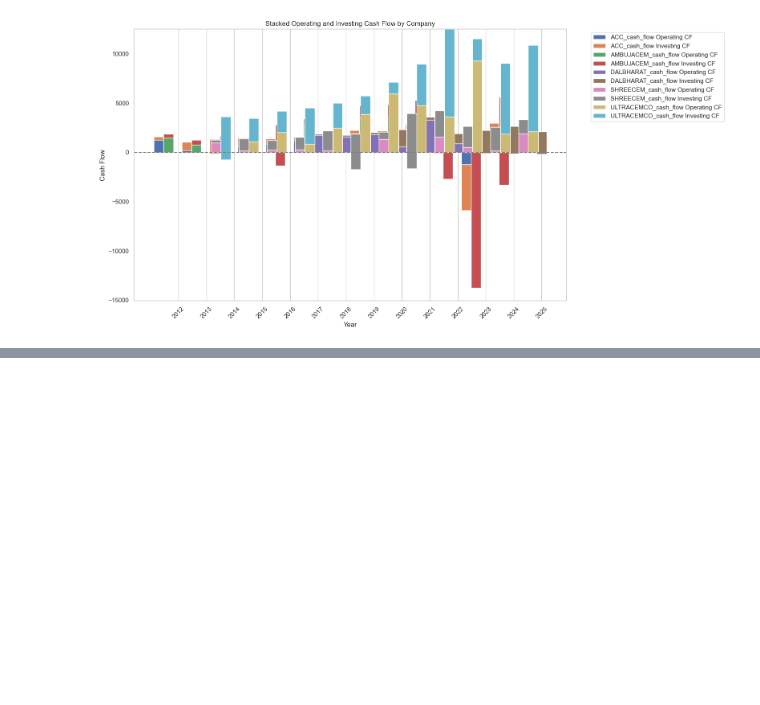
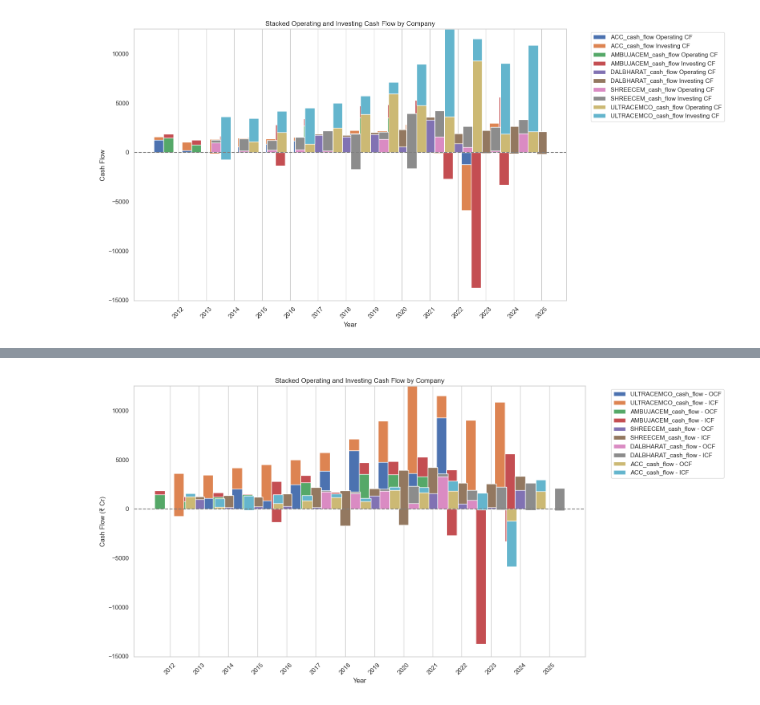
Before and after one commit to karankrish/Riskify, a Jupyter notebook: notebooks/Preprocessing/CashFlow.ipynb, the cells around one changed output, grey strips where cells are left out. Saved outputs shown, nothing was run; the diff lists cells and outputs as text; code cells hidden in the pictures; blank space fills up the shorter version.

```diff
--- a/notebooks/Preprocessing/CashFlow.ipynb
+++ b/notebooks/Preprocessing/CashFlow.ipynb
@@ -539,0 +1006,82 @@ plt.show()
+# %%
+import os
+import pandas as pd
+import matplotlib.pyplot as plt
+import numpy as np
+
+# --- Step 1: Get user input ---
+file_path = input("📂 Enter the Excel file path: ").strip()
+while not os.path.isfile(file_path):
+    print("❌ File not found. Please re-enter.")
+    file_path = input("📂 Enter the Excel file path: ").strip()
+
+sheet_name = input("🗂️ Enter sheet name (default: first sheet): ").strip() or None
+ocf_label = input("💰 Enter label for Operating Cash Flow (default: 'Cash from Operating Activity'): ").strip() or 'Cash from Operating Activity'
+icf_label = input("🏗️ Enter label for Investing Cash Flow (default: 'Cash from Investing Activity'): ").strip() or 'Cash from Investing Activity'
+
+# --- Step 2: Load data ---
+print("⏳ Loading data...")
+df = pd.read_excel(file_path, sheet_name=sheet_name)
+df.columns = [str(col).strip() for col in df.columns]
+df['Company'] = df['Company'].str.strip()
+
+# --- Step 3: Filter and prepare data ---
+def prepare_df(data, label):
+    subset = data[data['Financial_Metric'] == label].copy()
+    subset = subset.set_index('Company').drop(columns='Financial_Metric')
+    year_cols = [col for col in subset.columns if str(col).isdigit()]
+    subset = subset[year_cols].transpose()
+    subset.index = subset.index.astype(int)
+    return subset
+
+ocf_df = prepare_df(df, ocf_label)
+icf_df = prepare_df(df, icf_label)
+
+# --- Step 4: Align common years and companies ---
+common_years = sorted(set(ocf_df.index) & set(icf_df.index))
+common_companies = sorted(set(ocf_df.columns) & set(icf_df.columns))
+ocf_df = ocf_df.loc[common_years, common_companies]
+icf_df = icf_df.loc[common_years, common_companies]
+
+# --- Step 5: Optional filter by top N companies ---
+try:
+    top_n = int(input("🔢 Enter number of top companies to plot (or press Enter to include all): ") or 0)
+except ValueError:
+    top_n = 0
+
+if top_n > 0:
+    avg_ocf = ocf_df.mean().sort_values(ascending=False)
+    top_companies = avg_ocf.head(top_n).index
+    ocf_df = ocf_df[top_companies]
+    icf_df = icf_df[top_companies]
+    common_companies = top_companies
+
+# --- Step 6: Plotting ---
+fig, ax = plt.subplots(figsize=(16, 8))
+bar_width = 0.35
+x = np.arange(len(common_years))
+n_companies = len(common_companies)
+total_width = n_companies * bar_width
+
+for i, company in enumerate(common_companies):
+    pos = x - total_width / 2 + i * bar_width + bar_width / 2
+    ax.bar(pos, ocf_df[company], width=bar_width, label=f'{company} - OCF')
+    ax.bar(pos, icf_df[company], width=bar_width, bottom=ocf_df[company], label=f'{company} - ICF')
+
+# Formatting
+ax.set_xlabel('Year')
+ax.set_ylabel('Cash Flow (₹ Cr)')
+ax.set_title('Stacked Operating and Investing Cash Flow by Company')
+ax.set_xticks(x)
+ax.set_xticklabels(common_years, rotation=45)
+ax.axhline(0, color='gray', linestyle='--')
+ax.grid(axis='y')
+
+# Remove duplicate labels
+handles, labels = ax.get_legend_handles_labels()
+unique = dict(zip(labels, handles))
+ax.legend(unique.values(), unique.keys(), bbox_to_anchor=(1.05, 1), loc='upper left')
+
+plt.tight_layout()
+plt.show()
+# %% [output]
@@ -539,0 +1089 @@ plt.show()
+[figure, added]
```
Also changed, not shown: parts of 13 cells of this notebook.
